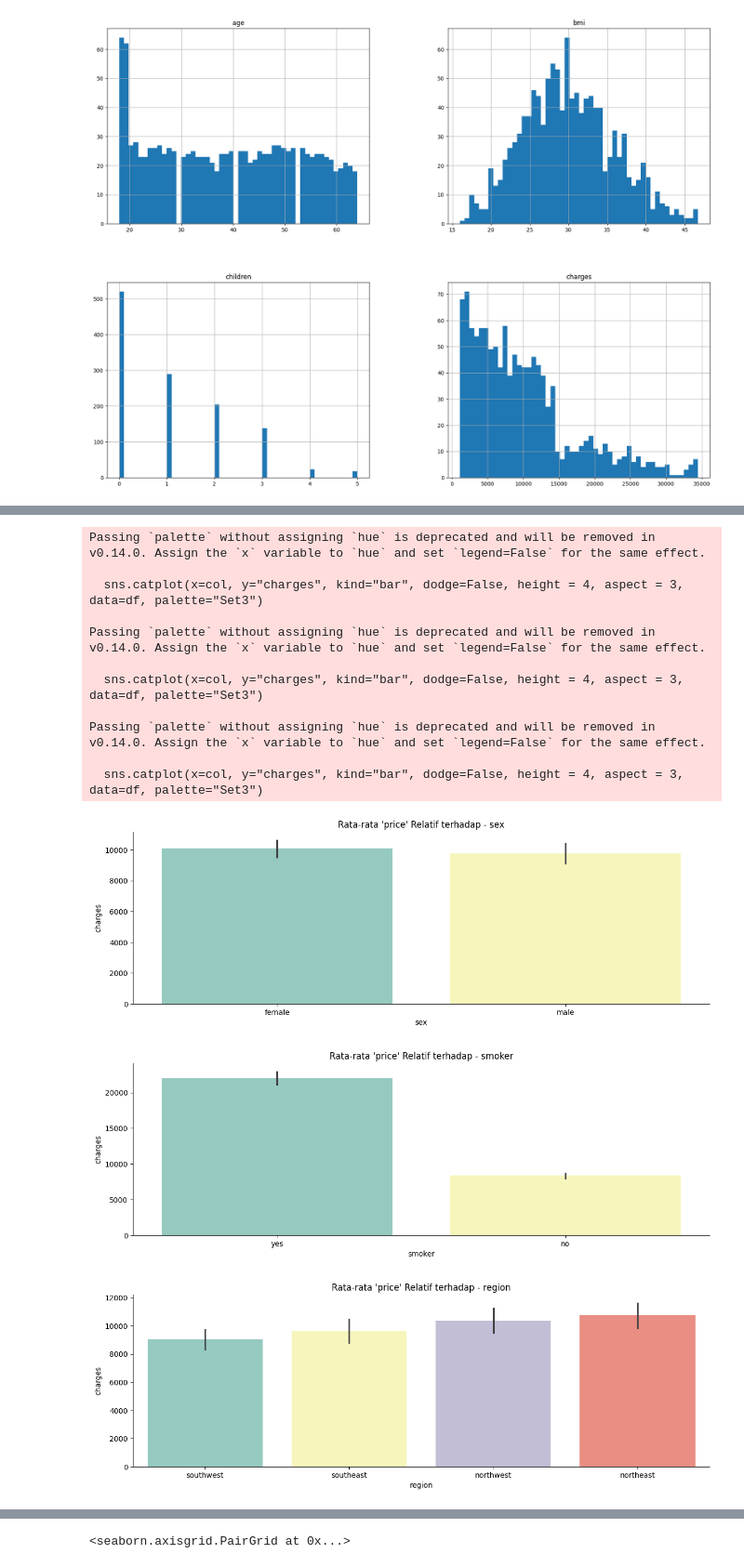
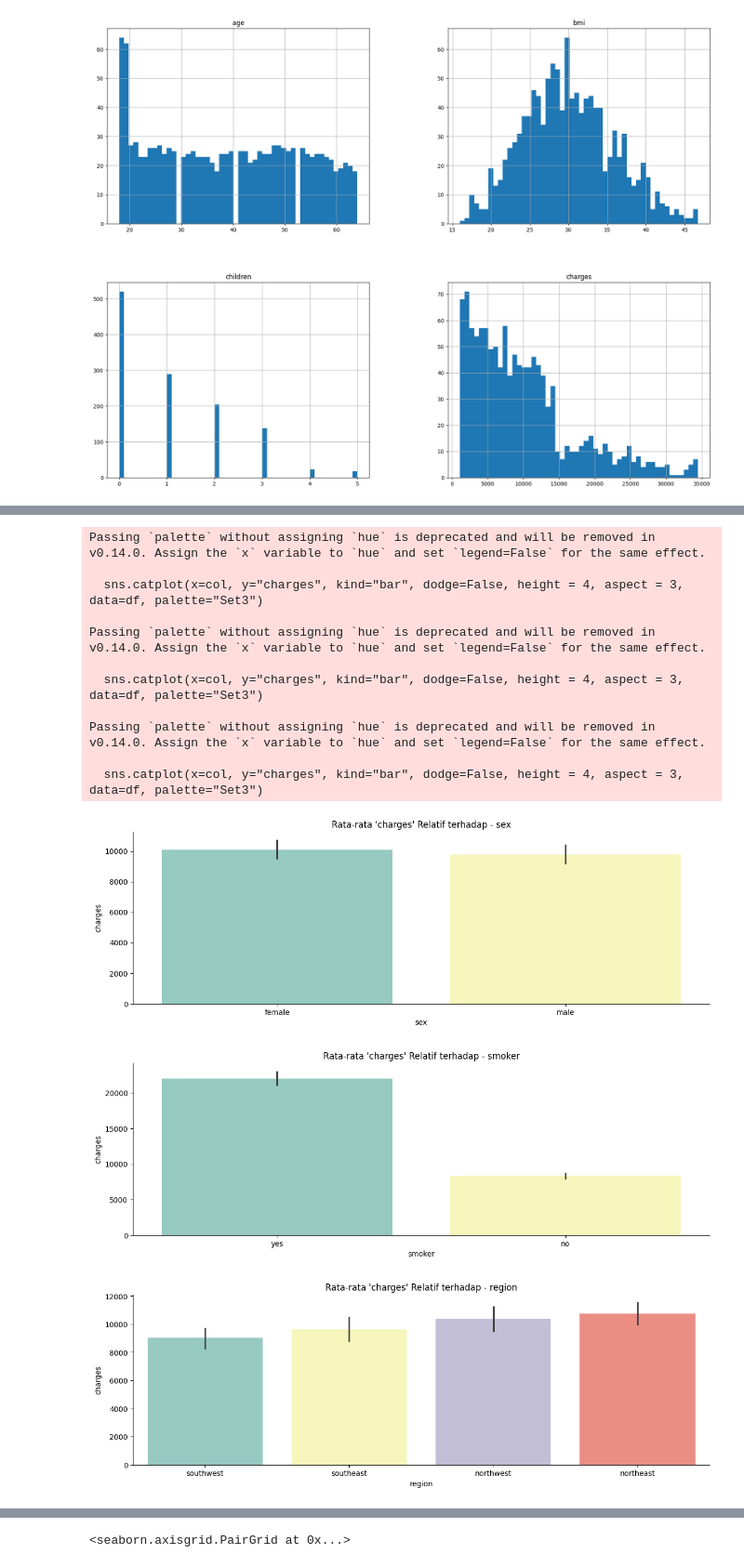
Before and after one commit to Satss101/Submission_Bagus-Satrio-Wicaksono, a Jupyter notebook: predictive_Bagus Satrio Wicaksono.ipynb, the cells around one changed output, grey strips where cells are left out. Shown at 93% size. Drawn from its saved outputs; the diff is of its cells as text; code cells hidden in the pictures.

```diff
--- a/predictive_Bagus Satrio Wicaksono.ipynb
+++ b/predictive_Bagus Satrio Wicaksono.ipynb
@@ -242,20 +245,20 @@ Dari histogram, kita bisa memperoleh beberapa informasi, antara lain:
 # %%
 for col in categorical_columns:
   sns.catplot(x=col, y="charges", kind="bar", dodge=False, height = 4, aspect = 3, data=df, palette="Set3")
-  plt.title("Rata-rata 'price' Relatif terhadap - {}".format(col))
+  plt.title("Rata-rata 'charges' Relatif terhadap - {}".format(col))
 # %% [output]
 Passing `palette` without assigning `hue` is deprecated and will be removed in v0.14.0. Assign the `x` variable to `hue` and set `legend=False` for the same effect.
 
   sns.catplot(x=col, y="charges", kind="bar", dodge=False, height = 4, aspect = 3, data=df, palette="Set3")
 
 Passing `palette` without assigning `hue` is deprecated and will be removed in v0.14.0. Assign the `x` variable to `hue` and set `legend=False` for the same effect.
 
   sns.catplot(x=col, y="charges", kind="bar", dodge=False, height = 4, aspect = 3, data=df, palette="Set3")
 
 Passing `palette` without assigning `hue` is deprecated and will be removed in v0.14.0. Assign the `x` variable to `hue` and set `legend=False` for the same effect.
 
   sns.catplot(x=col, y="charges", kind="bar", dodge=False, height = 4, aspect = 3, data=df, palette="Set3")
-[figure, old version]
+[figure, new version]
-[figure, old version]
+[figure, new version]
-[figure, old version]
+[figure, new version]
 # %% [markdown]
```
Also changed, not shown: parts of 13 cells of this notebook, 8 other files.
